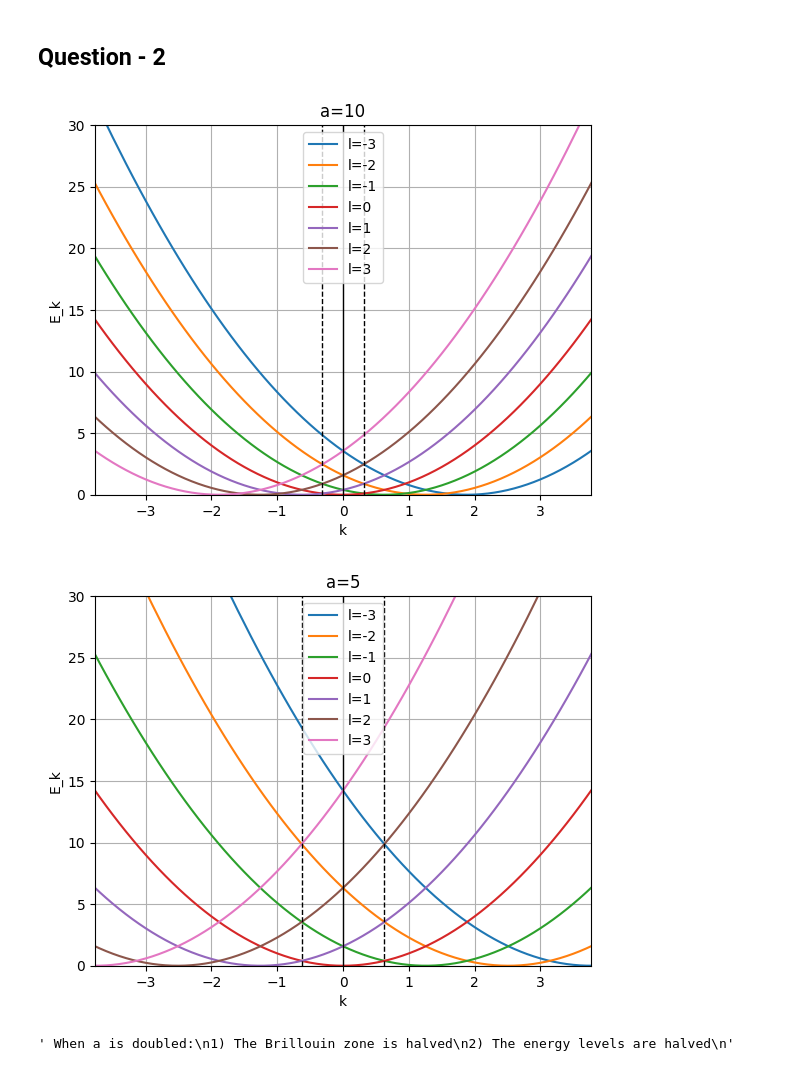
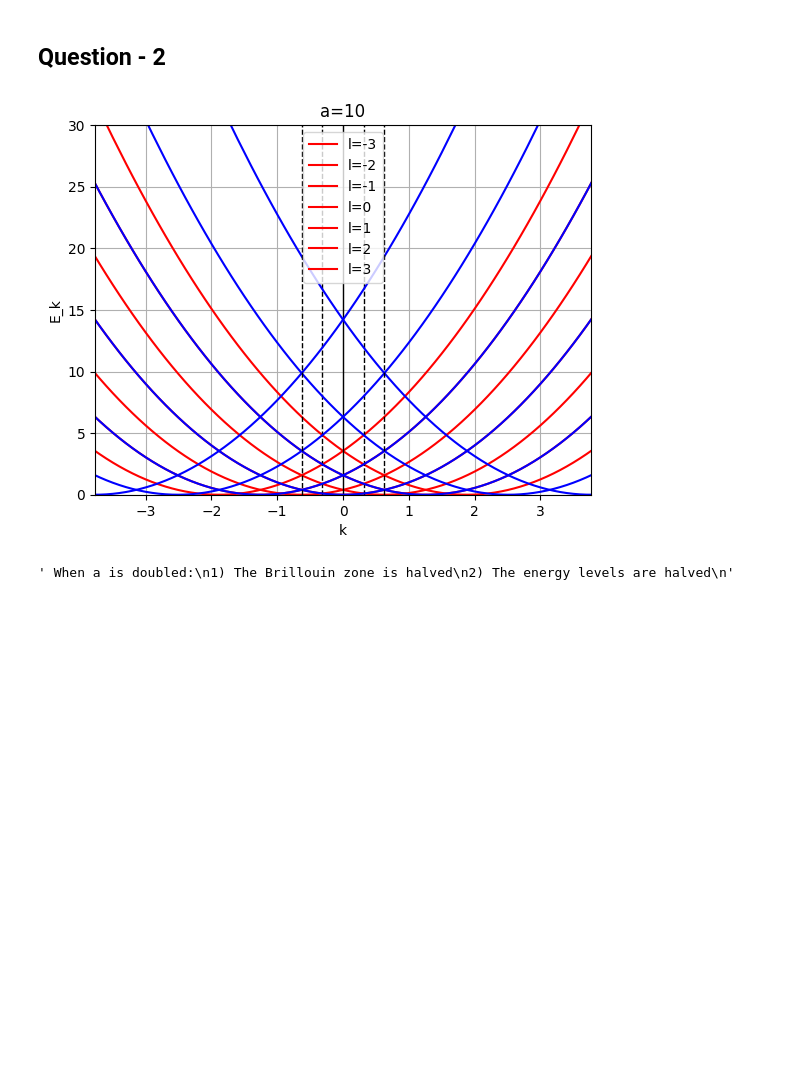
Before and after one commit to Amrithraj-K-P/Condensed-matter-assignments, a Jupyter notebook: assignment2.ipynb, the cells around one changed output. Saved outputs shown, nothing was run; the diff lists cells and outputs as text; code cells hidden in the pictures; blank space fills up the shorter version.

```diff
--- a/assignment2.ipynb
+++ b/assignment2.ipynb
@@ -8,10 +8,10 @@ a=5
 # m = 1/2
 # h/2pi = 1
 
-def plot_energy(l):
+def plot_energy(l,c='r'):
     x = np.arange(-15, 15, 0.1)
     y = [ ((i + l*2*np.pi/a))**2 for i in x ]
-    plt.plot(x, y, label=f'l={l}')
+    plt.plot(x, y, label=f'l={l}',color=c)
 for l in range(-3, 4):
     plot_energy(l)
 plt.ylim(0,30)
@@ -46,39 +46,38 @@ So Band index(m) =  -2m        if m<=0
 # %%
 a = 10
 for l in range(-3, 4):
     plot_energy(l)
 plt.ylim(0, 30)
 plt.xlim(-12*np.pi/a,12*np.pi/a)
 plt.legend()
 plt.grid(True)
 plt.xlabel('k')
 plt.ylabel('E_k')
 plt.axvline(np.pi/a, color='black', lw=1, ls='--')
 plt.axvline(-np.pi/a, color='black', lw=1, ls='--')
 plt.axvline(0, color='black', lw=1)
 plt.title('a=10')
-plt.show()
+# plt.show()
 
 a = 5
 for l in range(-3, 4):
-    plot_energy(l)
-plt.ylim(0, 30)
-plt.xlim(-6*np.pi/a,6*np.pi/a)
-plt.legend()
-plt.grid(True)
-plt.xlabel('k')
-plt.ylabel('E_k')
+    plot_energy(l,c='b')
+# plt.ylim(0, 30)
+# plt.xlim(-6*np.pi/a,6*np.pi/a)
+# plt.legend()
+# plt.grid(True)
+# plt.xlabel('k')
+# plt.ylabel('E_k')
 plt.axvline(np.pi/a, color='black', lw=1, ls='--')
 plt.axvline(-np.pi/a, color='black', lw=1, ls='--')
-plt.axvline(0, color='black', lw=1)
-plt.title('a=5')
+# plt.axvline(0, color='black', lw=1)
+# plt.title('a=5')
 plt.show()
 
 ''' When a is doubled:
 1) The Brillouin zone is halved
 2) The energy levels are halved
 '''
 # %% [output]
-[figure, old version]
+[figure, new version]
-[figure, removed]
 ' When a is doubled:\n1) The Brillouin zone is halved\n2) The energy levels are halved\n'
```
Also changed, not shown: parts of 1 cell of this notebook, 1 other file.
